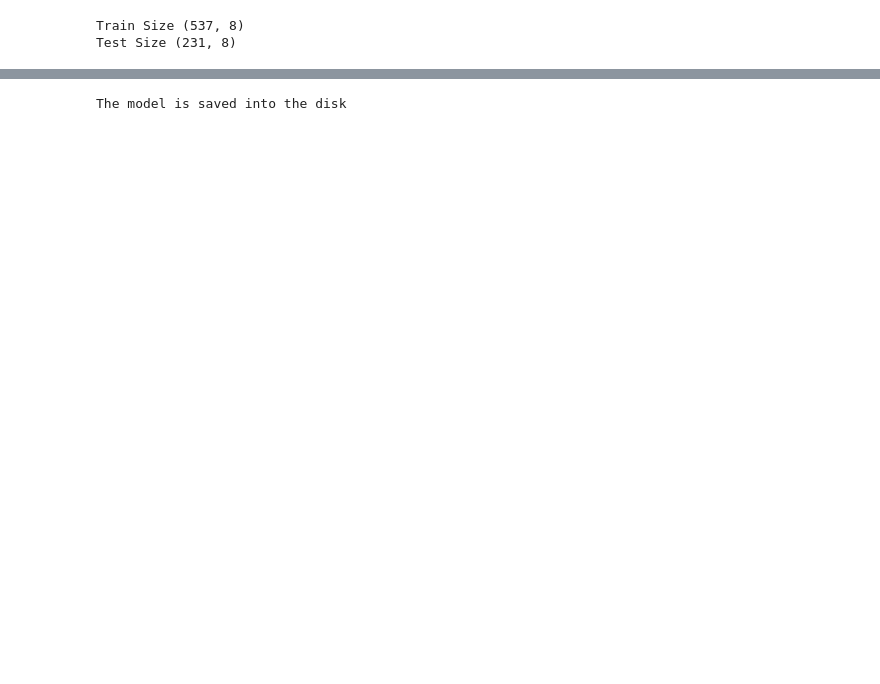
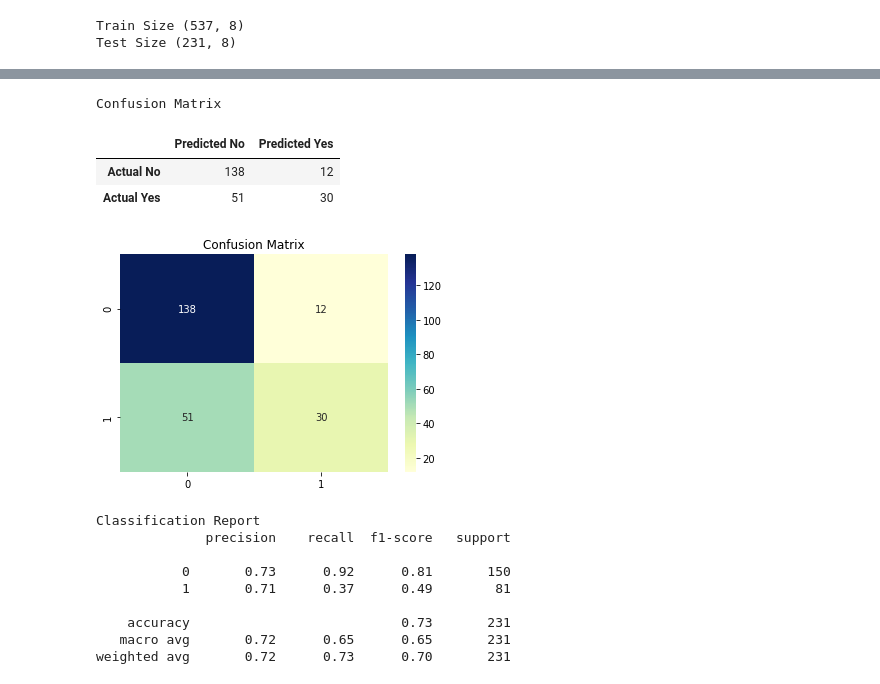
Before and after one commit to furanzone/SimpleNeuralNetwork, a Jupyter notebook: NN_Pima_Keras.ipynb, the cells around one changed output, grey strips where cells are left out. Drawn from its saved outputs; the diff is of its cells as text; code cells hidden in the pictures; blank space fills up the shorter version.

```diff
--- a/NN_Pima_Keras.ipynb
+++ b/NN_Pima_Keras.ipynb
@@ -128,9 +258,35 @@ rounded = [round(x[0]) for x in prediction]
 
 # make class predictions with the model
 cls_prediction = nn_model.predict_classes(X_test)
-# %%
-# save the model
-nn_model.save('NN_model.h5')
-print('The model is saved into the disk')
-# %% [output]
-The model is saved into the disk
+# %%
+# evaluate the performance
+print('Confusion Matrix')
+display(pd.DataFrame(confusion_matrix(y_test, cls_prediction),
+             columns=['Predicted No', 'Predicted Yes'],
+             index=['Actual No', 'Actual Yes']
+             ))
+
+# plot the confusion matrix
+print()
+sns.heatmap(confusion_matrix(y_test, cls_prediction), annot=True, fmt='.3g', cmap='YlGnBu')
+plt.title('Confusion Matrix')
+plt.show()
+
+# classification report
+print('\nClassification Report')
+print(classification_report(y_test, cls_prediction))
+# %% [output]
+Confusion Matrix
+|  | Predicted No | Predicted Yes |
+| Actual No | 138 | 12 |
+| Actual Yes | 51 | 30 |
+[figure, added]
+Classification Report
+              precision    recall  f1-score   support
+
+           0       0.73      0.92      0.81       150
+           1       0.71      0.37      0.49        81
+
+    accuracy                           0.73       231
+   macro avg       0.72      0.65      0.65       231
+weighted avg       0.72      0.73      0.70       231
```
Also changed, not shown: parts of 19 cells of this notebook.
